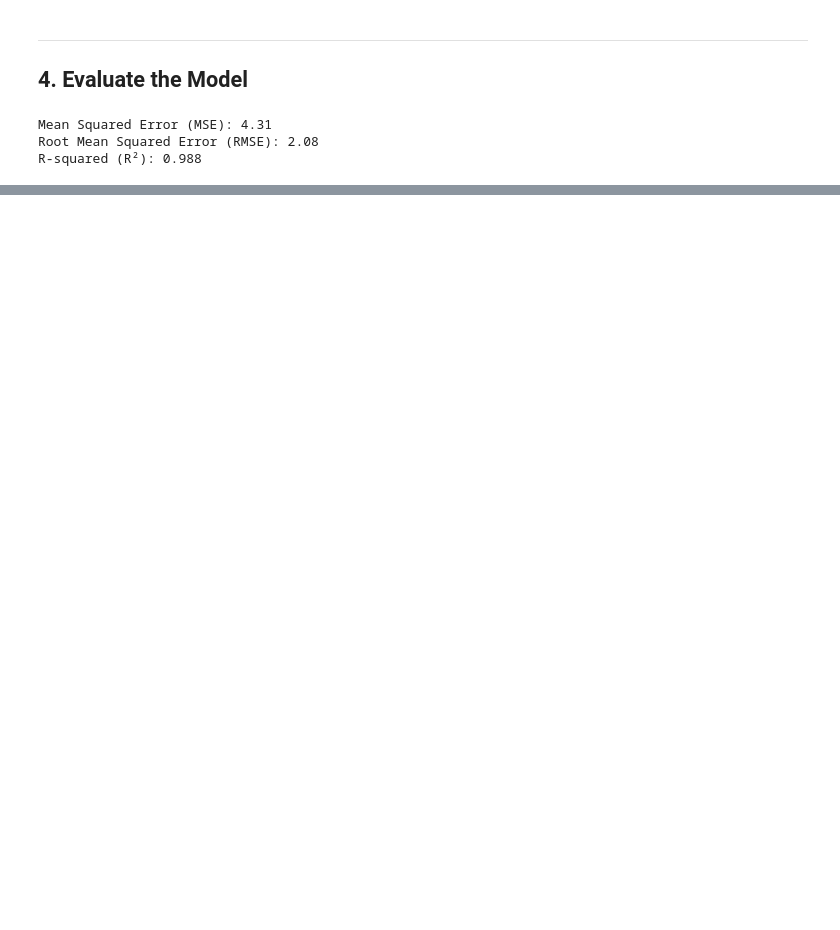
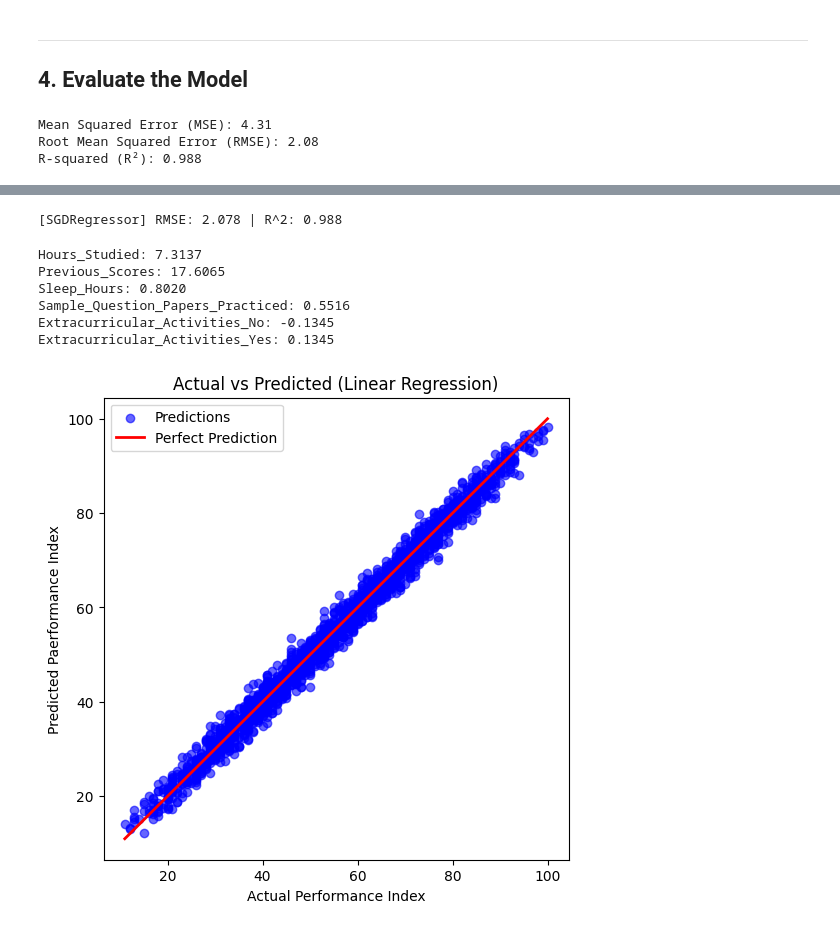
Before and after one commit to khoulaCode/DataScience-Brain-Bytes, a Jupyter notebook: Team_members/from_janna/Student_Performance_Regression.ipynb, the cells around one changed output, grey strips where cells are left out. Drawn from its saved outputs; the diff is of its cells as text; code cells hidden in the pictures; blank space fills up the shorter version.

```diff
--- a/Team_members/from_janna/Student_Performance_Regression.ipynb
+++ b/Team_members/from_janna/Student_Performance_Regression.ipynb
@@ -211,0 +297,35 @@ R-squared (R²): 0.988
+# %%
+sgd = SGDRegressor(random_state=42, max_iter=2000, tol=1e-3, penalty="l2", alpha=1e-4)
+sgd.fit(x_train_s, y_train)
+
+y_pred_sgd = sgd.predict(x_test_s)
+mse  = mean_squared_error(y_test, y_pred_sgd)
+rmse = np.sqrt(mse)
+r2   = r2_score(y_test, y_pred_sgd)
+
+print(f"[SGDRegressor] RMSE: {rmse:.3f} | R^2: {r2:.3f}")
+# %% [output]
+[SGDRegressor] RMSE: 2.078 | R^2: 0.988
+# %%
+for name, coef in zip(X_train.columns, sgd.coef_):
+    print(f"{name}: {coef:.4f}")
+# %% [output]
+Hours_Studied: 7.3137
+Previous_Scores: 17.6065
+Sleep_Hours: 0.8020
+Sample_Question_Papers_Practiced: 0.5516
+Extracurricular_Activities_No: -0.1345
+Extracurricular_Activities_Yes: 0.1345
+# %%
+plt.figure(figsize=(6,6))
+plt.scatter(y_test, y_pred_sgd, alpha=0.6, color="blue", label="Predictions")
+plt.plot([y_test.min(), y_test.max()], [y_test.min(), y_test.max()],
+         color="red", linewidth=2, label="Perfect Prediction")
+
+plt.xlabel("Actual Performance Index")
+plt.ylabel("Predicted Paerformance Index")
+plt.title("Actual vs Predicted (Linear Regression)")
+plt.legend()
+plt.show()
+# %% [output]
+[figure, added]
```
Also changed, not shown: parts of 12 cells of this notebook.
